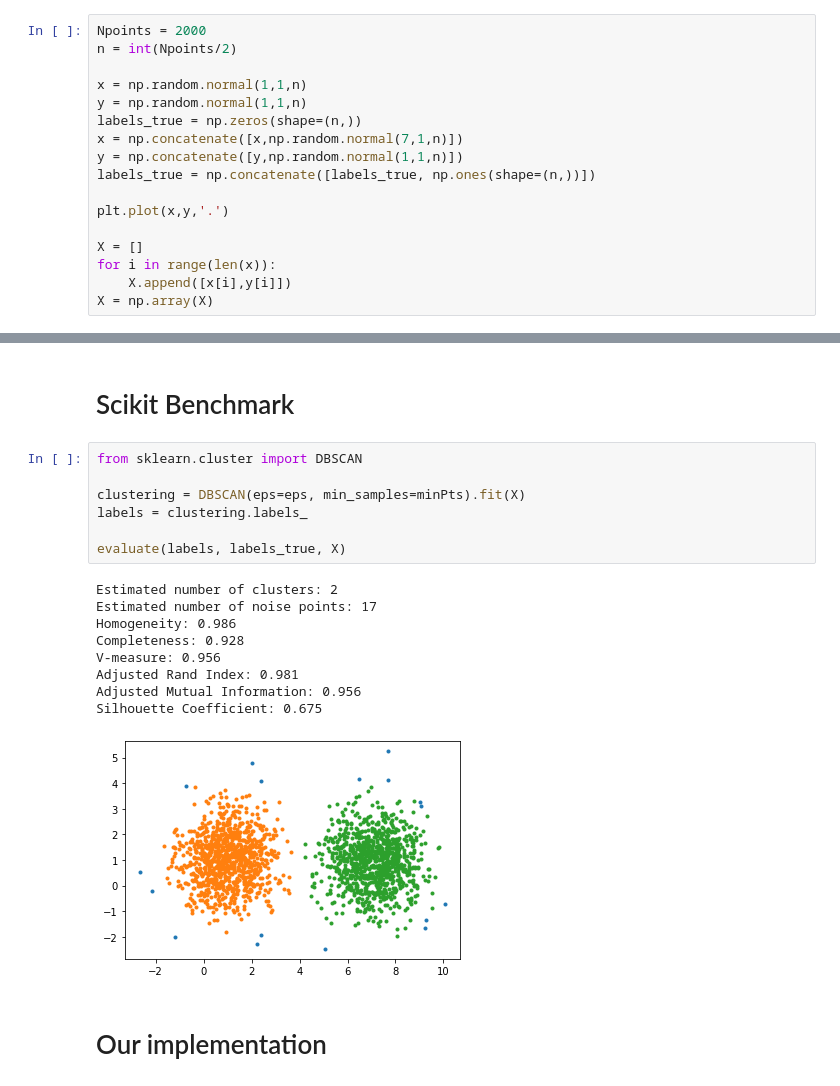
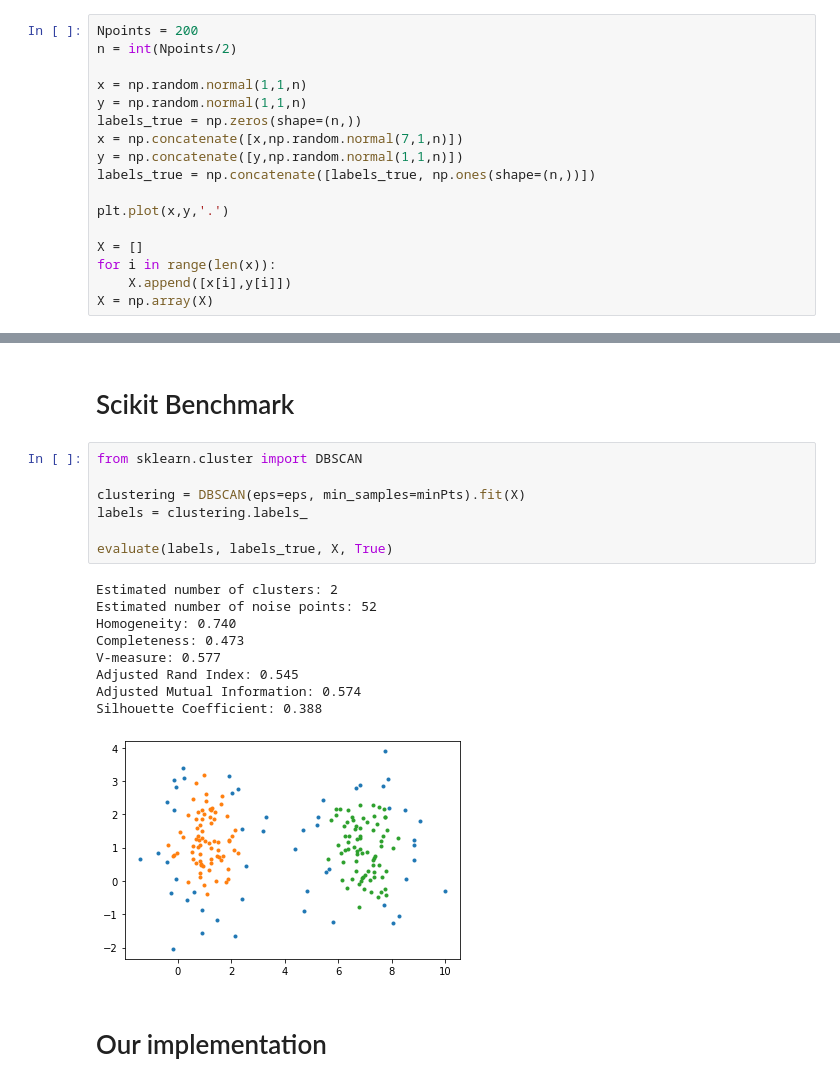
Before and after one commit to jsobolew/MED22ZDBSCAN, a Jupyter notebook: script.ipynb, the cells around one changed output, grey strips where cells are left out. Drawn from its saved outputs; the diff is of its cells as text.

```diff
--- a/script.ipynb
+++ b/script.ipynb
@@ -5,7 +5,7 @@ from DBSCAN import evaluate
 # %% [markdown]
 # Data
 # %%
-Npoints = 2000
+Npoints = 200
 n = int(Npoints/2)
 
 x = np.random.normal(1,1,n)
@@ -33,20 +33,20 @@ minPts = 20
 # %%
 from sklearn.cluster import DBSCAN
 
 clustering = DBSCAN(eps=eps, min_samples=minPts).fit(X)
 labels = clustering.labels_
 
-evaluate(labels, labels_true, X)
+evaluate(labels, labels_true, X, True)
 # %% [output]
 Estimated number of clusters: 2
-Estimated number of noise points: 17
-Homogeneity: 0.986
-Completeness: 0.928
-V-measure: 0.956
-Adjusted Rand Index: 0.981
-Adjusted Mutual Information: 0.956
-Silhouette Coefficient: 0.675
+Estimated number of noise points: 52
+Homogeneity: 0.740
+Completeness: 0.473
+V-measure: 0.577
+Adjusted Rand Index: 0.545
+Adjusted Mutual Information: 0.574
+Silhouette Coefficient: 0.388
-[figure, old version]
+[figure, new version]
 # %% [markdown]
 # Our implementation
 # %%
```
Also changed, not shown: parts of 8 cells of this notebook, 7 other files.
